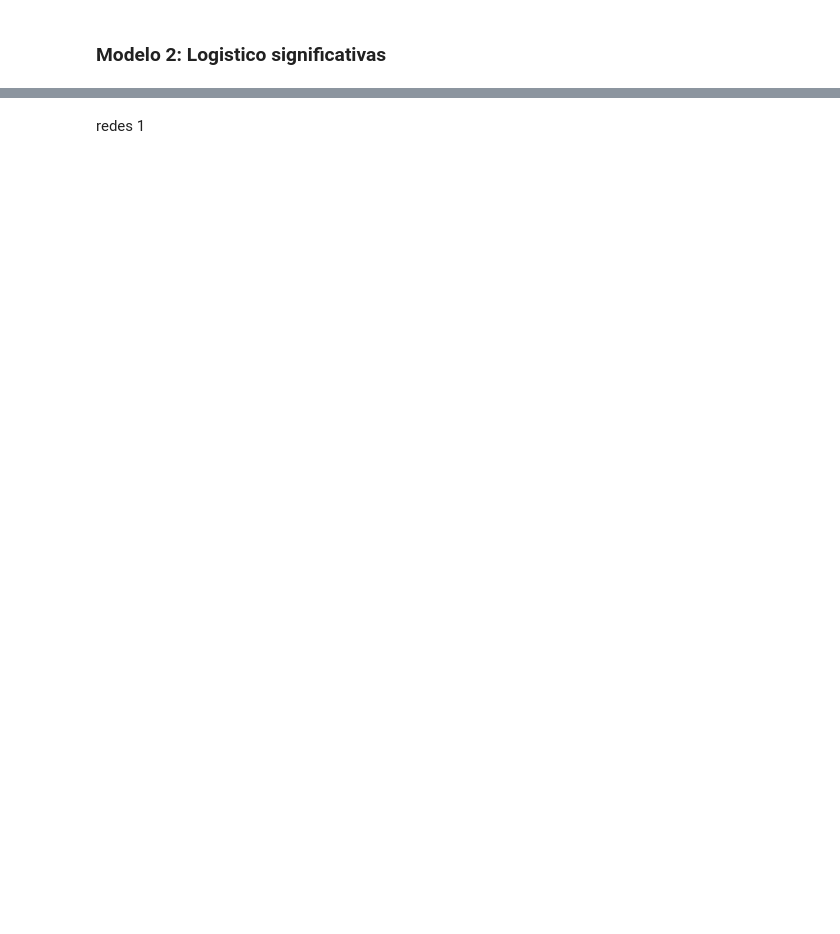
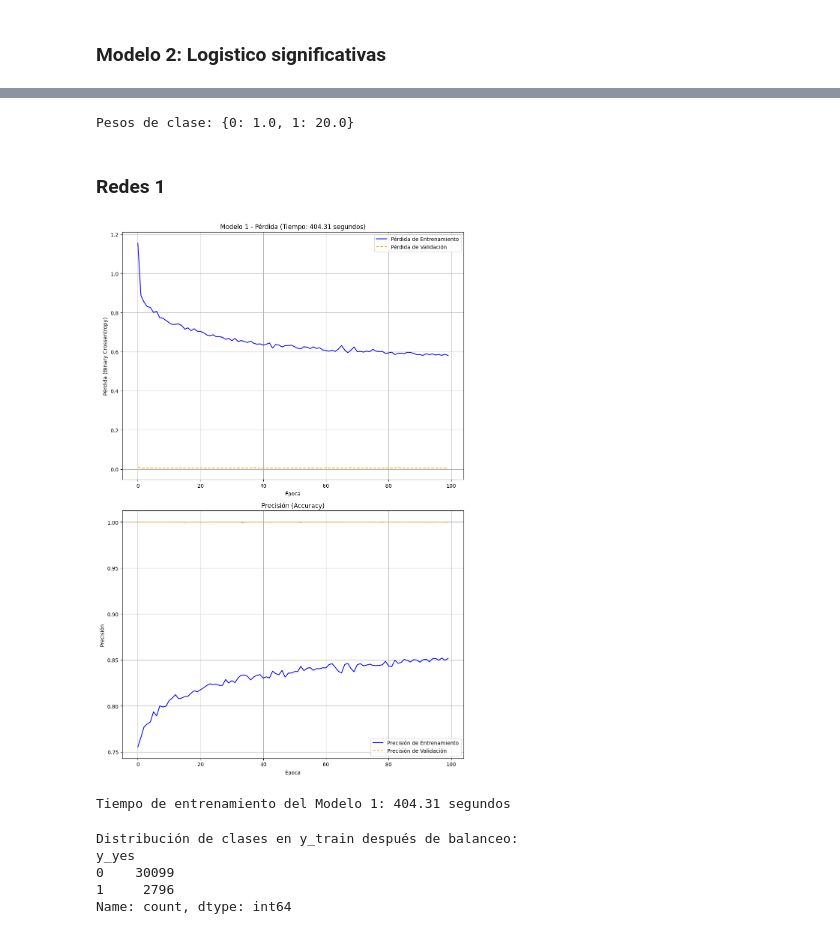
Before and after one commit to Marcocruz88/Repositorioproyecto2, a Jupyter notebook: codigo modelo.ipynb, the cells around one changed output, grey strips where cells are left out. Drawn from its saved outputs; the diff is of its cells as text; code cells hidden in the pictures; blank space fills up the shorter version.

Commit message:
Cambio funcion de perdida y mejora modelo

```diff
--- a/codigo modelo.ipynb
+++ b/codigo modelo.ipynb
@@ -351,5 +508,9 @@ print("Continuous features:", continuous_features)
 # %%
+from imblearn.over_sampling import SMOTE
+
 X = X_cleaned1.drop(columns=['y_yes'])
+
+
 
 # Definir la variable objetivo
 y = X_cleaned1['y_yes']
@@ -360,5 +521,20 @@ train_X, test_X, train_y, test_y = train_test_split(X, y, test_size=0.2, random_
 # Normalización
 norm = tf.keras.layers.Normalization()
 norm.adapt(np.array(train_X))
+
+# Calcular los pesos de clase
+class_weights = class_weight.compute_class_weight(
+    class_weight='balanced',
+    classes=np.unique(train_y),
+    y=train_y
+)
+class_weights = {0: 1.0, 1: 20.0}
+print("Pesos de clase:", class_weights)
+
+# Aplicar SMOTE para balancear las clases
+smote = SMOTE(random_state=1)
+train_X_resampled, train_y_resampled = smote.fit_resample(train_X, train_y)
+# %% [output]
+Pesos de clase: {0: 1.0, 1: 20.0}
-# %% [markdown]
-redes 1
+# %% [markdown]
+### Redes 1
@@ -364,0 +585,39 @@ redes 1
+# %%
+# Graficar las métricas y la pérdida en subgráficas
+fig, axs = plt.subplots(2, 1, figsize=(10, 15))
+
+# Pérdida (Loss)
+axs[0].plot(history_1.history['loss'], label='Pérdida de Entrenamiento', color='blue')
+axs[0].plot(history_1.history['val_loss'], label='Pérdida de Validación', color='orange', linestyle='--')
+axs[0].set_xlabel('Época')
+axs[0].set_ylabel('Pérdida (Binary Crossentropy)')
+axs[0].set_title(f'Modelo 1 - Pérdida (Tiempo: {elapsed_time_1:.2f} segundos)')
+axs[0].legend()
+axs[0].grid(True)
+
+# Precisión (Accuracy)
+axs[1].plot(history_1.history['accuracy'], label='Precisión de Entrenamiento', color='blue')
+axs[1].plot(history_1.history['val_accuracy'], label='Precisión de Validación', color='orange', linestyle='--')
+axs[1].set_xlabel('Época')
+axs[1].set_ylabel('Precisión')
+axs[1].set_title('Precisión (Accuracy)')
+axs[1].legend()
+axs[1].grid(True)
+
+plt.tight_layout()
+plt.show()
+
+print(f"Tiempo de entrenamiento del Modelo 1: {elapsed_time_1:.2f} segundos")
+# %% [output]
+[figure, added]
+Tiempo de entrenamiento del Modelo 1: 404.31 segundos
+# %%
+# Verificar la distribución de clases después de balanceo
+print("Distribución de clases en y_train después de balanceo:")
+print(train_y.value_counts())
+# %% [output]
+Distribución de clases en y_train después de balanceo:
+y_yes
+0    30099
+1     2796
+Name: count, dtype: int64
```
Also changed, not shown: parts of 23 cells of this notebook.
